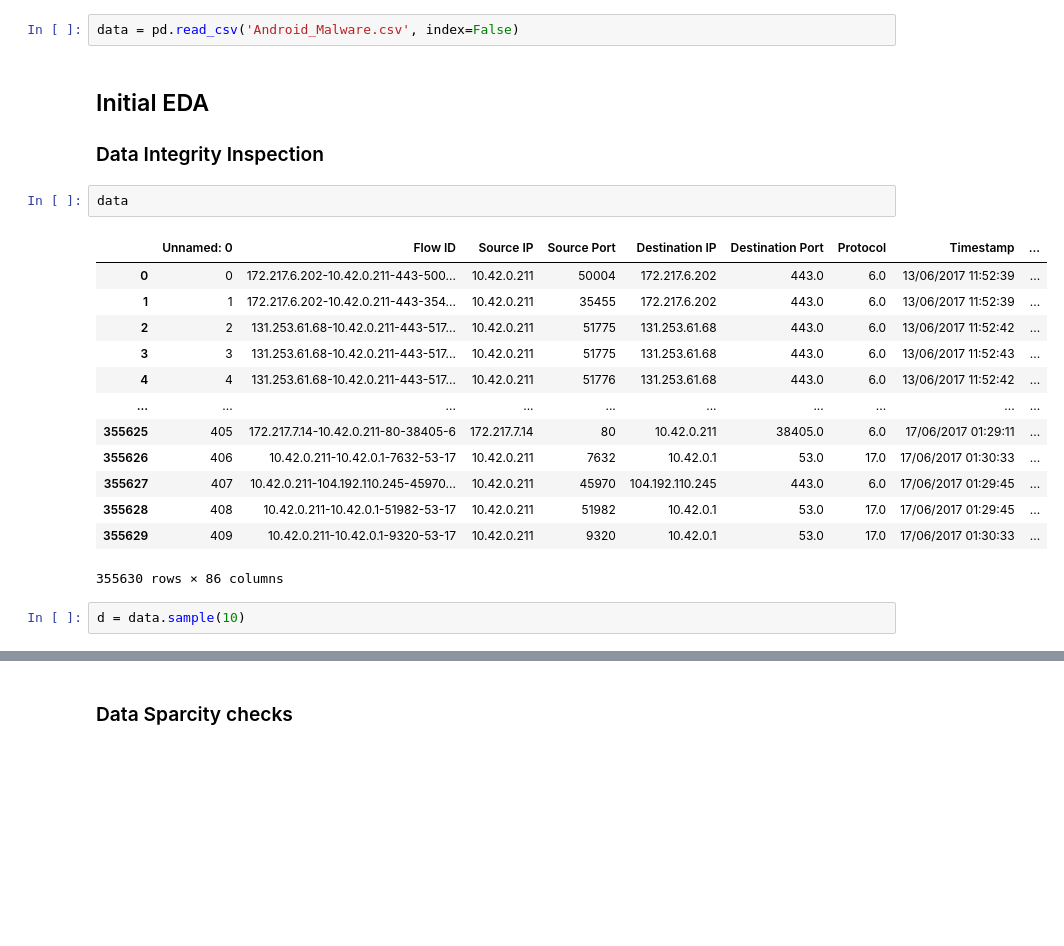
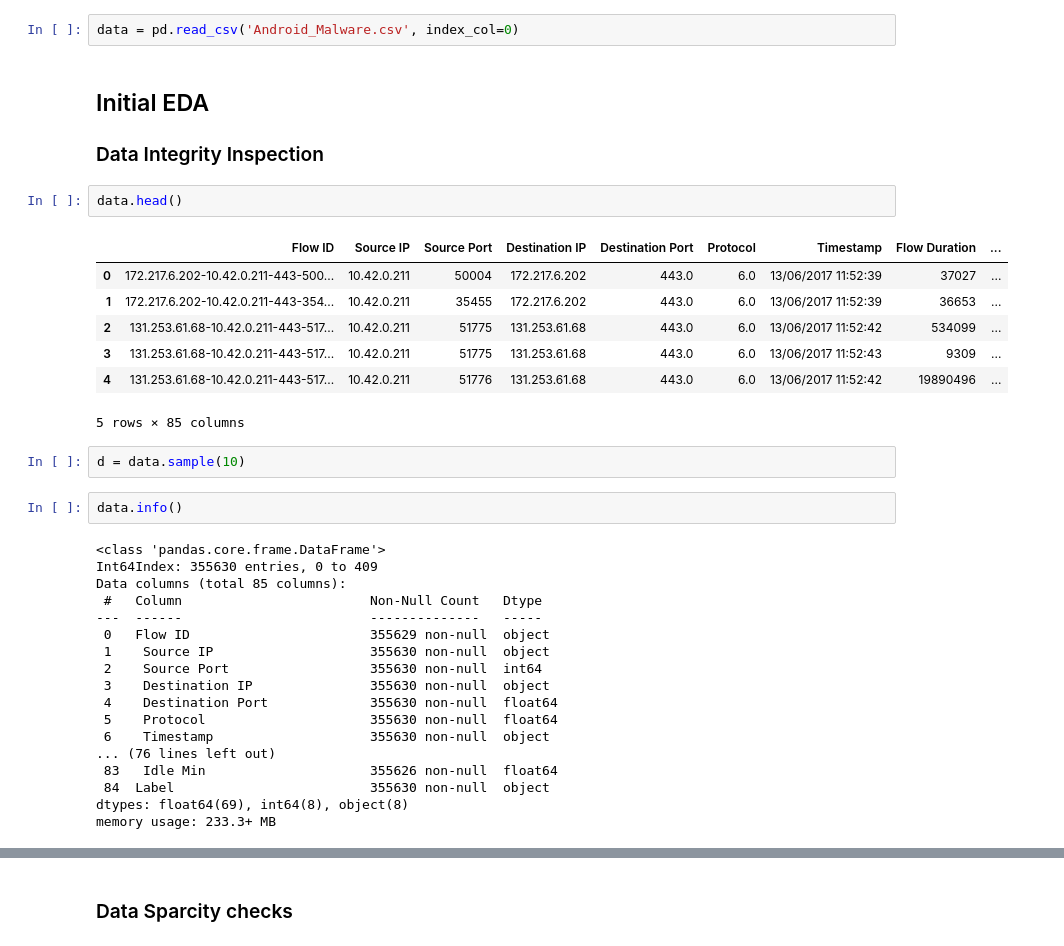
Before and after one commit to josephbajor/DSBD-Project-2, a Jupyter notebook: initial_test.ipynb, the cells around one changed output, grey strips where cells are left out. Cells and saved outputs as stored; diff of their text form; blank space fills up the shorter version.

```diff
--- a/initial_test.ipynb
+++ b/initial_test.ipynb
@@ -5,23 +6,37 @@ import altair as alt
 # %%
-data = pd.read_csv('Android_Malware.csv', index=False)
+data = pd.read_csv('Android_Malware.csv', index_col=0)
 # %% [markdown]
 ## Initial EDA
 ### Data Integrity Inspection
 # %%
-data
+data.head()
 # %% [output]
-|  | Unnamed: 0 | Flow ID | Source IP | Source Port | Destination IP | Destination Port | Protocol | Timestamp | ... |
-| 0 | 0 | 172.217.6.202-10.42.0.211-443-500... | 10.42.0.211 | 50004 | 172.217.6.202 | 443.0 | 6.0 | 13/06/2017 11:52:39 | ... |
-| 1 | 1 | 172.217.6.202-10.42.0.211-443-354... | 10.42.0.211 | 35455 | 172.217.6.202 | 443.0 | 6.0 | 13/06/2017 11:52:39 | ... |
-| 2 | 2 | 131.253.61.68-10.42.0.211-443-517... | 10.42.0.211 | 51775 | 131.253.61.68 | 443.0 | 6.0 | 13/06/2017 11:52:42 | ... |
-| 3 | 3 | 131.253.61.68-10.42.0.211-443-517... | 10.42.0.211 | 51775 | 131.253.61.68 | 443.0 | 6.0 | 13/06/2017 11:52:43 | ... |
-| 4 | 4 | 131.253.61.68-10.42.0.211-443-517... | 10.42.0.211 | 51776 | 131.253.61.68 | 443.0 | 6.0 | 13/06/2017 11:52:42 | ... |
-| ... | ... | ... | ... | ... | ... | ... | ... | ... | ... |
-| 355625 | 405 | 172.217.7.14-10.42.0.211-80-38405-6 | 172.217.7.14 | 80 | 10.42.0.211 | 38405.0 | 6.0 | 17/06/2017 01:29:11 | ... |
-| 355626 | 406 | 10.42.0.211-10.42.0.1-7632-53-17 | 10.42.0.211 | 7632 | 10.42.0.1 | 53.0 | 17.0 | 17/06/2017 01:30:33 | ... |
-| 355627 | 407 | 10.42.0.211-104.192.110.245-45970... | 10.42.0.211 | 45970 | 104.192.110.245 | 443.0 | 6.0 | 17/06/2017 01:29:45 | ... |
-| 355628 | 408 | 10.42.0.211-10.42.0.1-51982-53-17 | 10.42.0.211 | 51982 | 10.42.0.1 | 53.0 | 17.0 | 17/06/2017 01:29:45 | ... |
-| 355629 | 409 | 10.42.0.211-10.42.0.1-9320-53-17 | 10.42.0.211 | 9320 | 10.42.0.1 | 53.0 | 17.0 | 17/06/2017 01:30:33 | ... |
+|  | Flow ID | Source IP | Source Port | Destination IP | Destination Port | Protocol | Timestamp | Flow Duration | ... |
+| 0 | 172.217.6.202-10.42.0.211-443-500... | 10.42.0.211 | 50004 | 172.217.6.202 | 443.0 | 6.0 | 13/06/2017 11:52:39 | 37027 | ... |
+| 1 | 172.217.6.202-10.42.0.211-443-354... | 10.42.0.211 | 35455 | 172.217.6.202 | 443.0 | 6.0 | 13/06/2017 11:52:39 | 36653 | ... |
+| 2 | 131.253.61.68-10.42.0.211-443-517... | 10.42.0.211 | 51775 | 131.253.61.68 | 443.0 | 6.0 | 13/06/2017 11:52:42 | 534099 | ... |
+| 3 | 131.253.61.68-10.42.0.211-443-517... | 10.42.0.211 | 51775 | 131.253.61.68 | 443.0 | 6.0 | 13/06/2017 11:52:43 | 9309 | ... |
+| 4 | 131.253.61.68-10.42.0.211-443-517... | 10.42.0.211 | 51776 | 131.253.61.68 | 443.0 | 6.0 | 13/06/2017 11:52:42 | 19890496 | ... |
-355630 rows × 86 columns
+5 rows × 85 columns
 # %%
 d = data.sample(10)
+# %%
+data.info()
+# %% [output]
+<class 'pandas.core.frame.DataFrame'>
+Int64Index: 355630 entries, 0 to 409
+Data columns (total 85 columns):
+ #   Column                        Non-Null Count   Dtype
+---  ------                        --------------   -----
+ 0   Flow ID                       355629 non-null  object
+ 1    Source IP                    355630 non-null  object
+ 2    Source Port                  355630 non-null  int64
+ 3    Destination IP               355630 non-null  object
+ 4    Destination Port             355630 non-null  float64
+ 5    Protocol                     355630 non-null  float64
+ 6    Timestamp                    355630 non-null  object
+... (76 lines left out)
+ 83   Idle Min                     355626 non-null  float64
+ 84  Label                         355630 non-null  object
+dtypes: float64(69), int64(8), object(8)
+memory usage: 233.3+ MB
```
Also changed, not shown: parts of 21 cells of this notebook, 1 other file.
